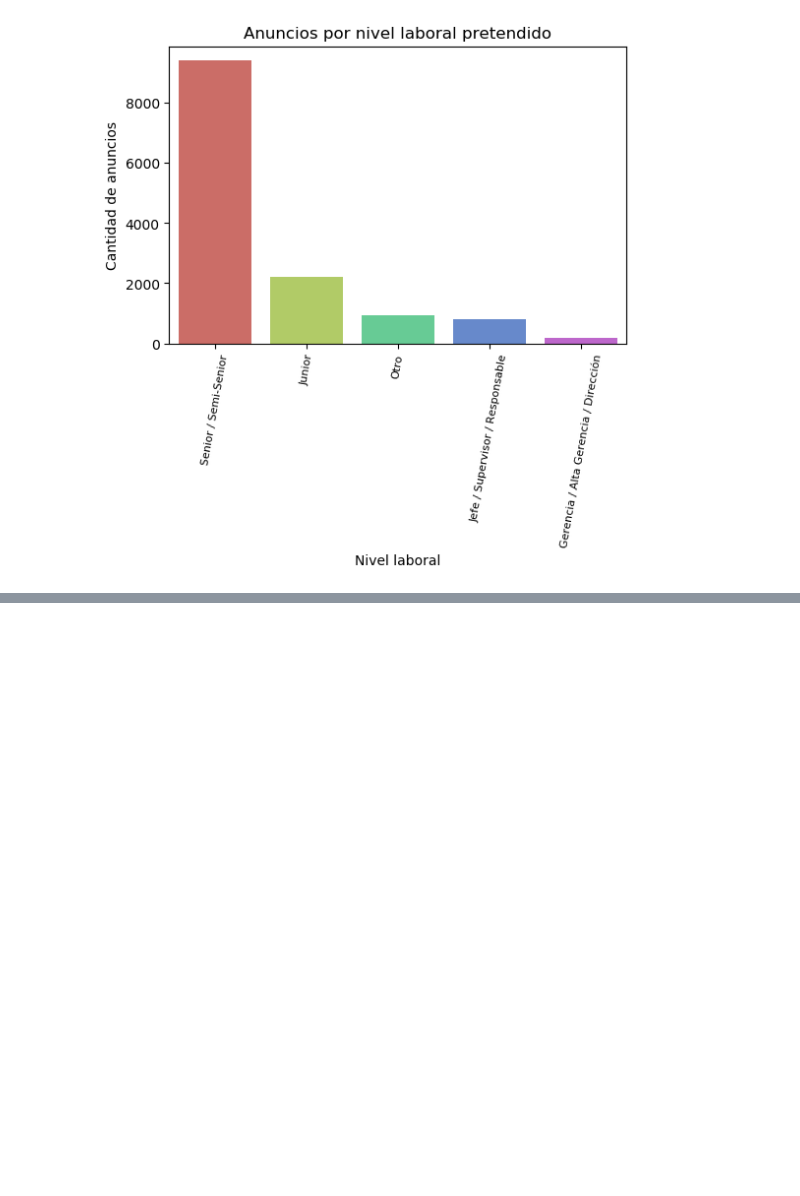
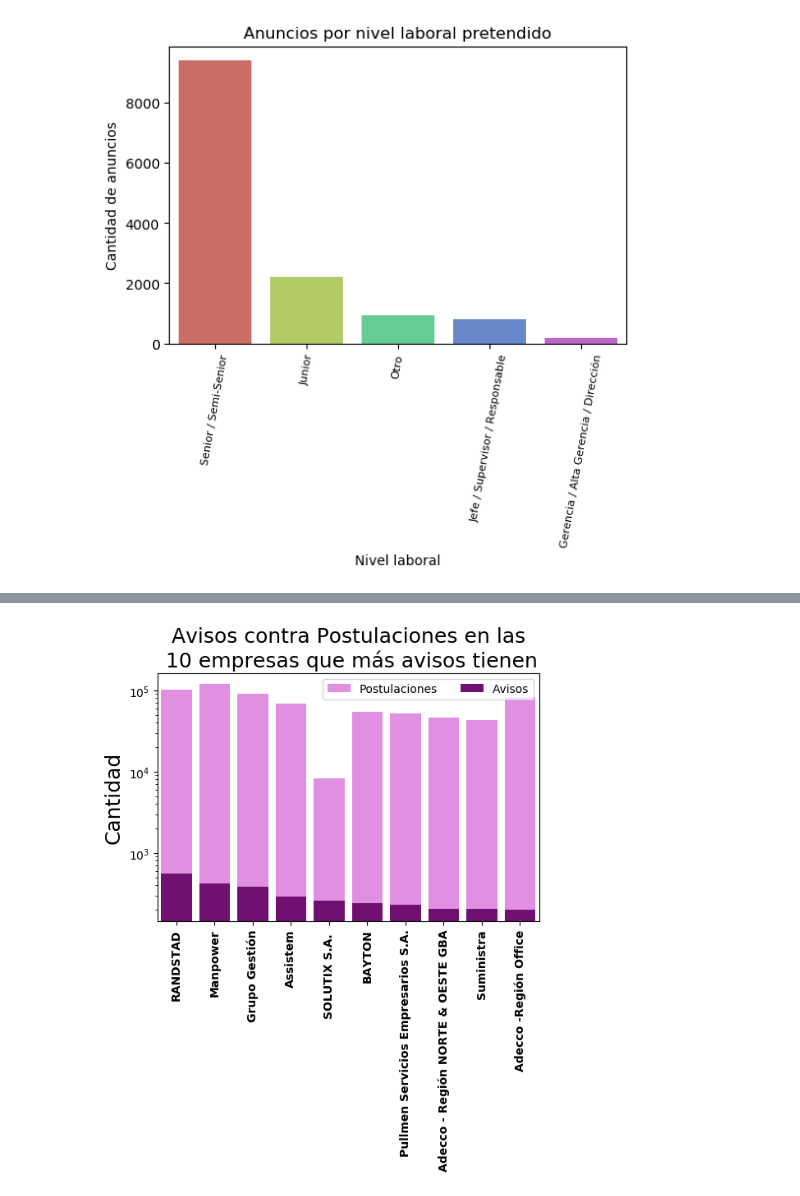
Before and after one commit to urielkelman/abracadata, a Jupyter notebook: Anuncios.ipynb, the cells around one changed output, grey strips where cells are left out. Drawn from its saved outputs; the diff is of its cells as text; code cells hidden in the pictures; blank space fills up the shorter version.

```diff
--- a/Anuncios.ipynb
+++ b/Anuncios.ipynb
@@ -196,0 +124,14 @@ top_empresas = sns.countplot(x='denominacion_nombre', )
+# %%
+postulaciones_detalle=pd.merge(postulaciones, anuncios, on='idaviso',how='inner')
+g = sns.countplot(x='denominacion_empresa', data=postulaciones_detalle,order=anuncios['denominacion_empresa'].value_counts().iloc[:10].index,palette=['violet'])
+g = sns.countplot(x='denominacion_empresa', data=anuncios,order=anuncios['denominacion_empresa'].value_counts().iloc[:10].index,palette=['purple'])
+g.set_xticklabels(g.get_xticklabels(), rotation=90, weight='bold')
+g.set_yscale('log')
+g.set_title("Avisos contra Postulaciones en las\n 10 empresas que más avisos tienen", fontsize=18)
+g.set_xlabel("", fontsize=18)
+g.set_ylabel("Cantidad", fontsize=18)
+g.legend(['Postulaciones','Avisos'],ncol=2, loc='upper right');
+
+#g = sns.distplot(postulaciones_detalle.denominacion_empresa.value_counts().mean())
+# %% [output]
+[figure, added]
```
Also changed, not shown: parts of 21 cells of this notebook, 7 other files.
